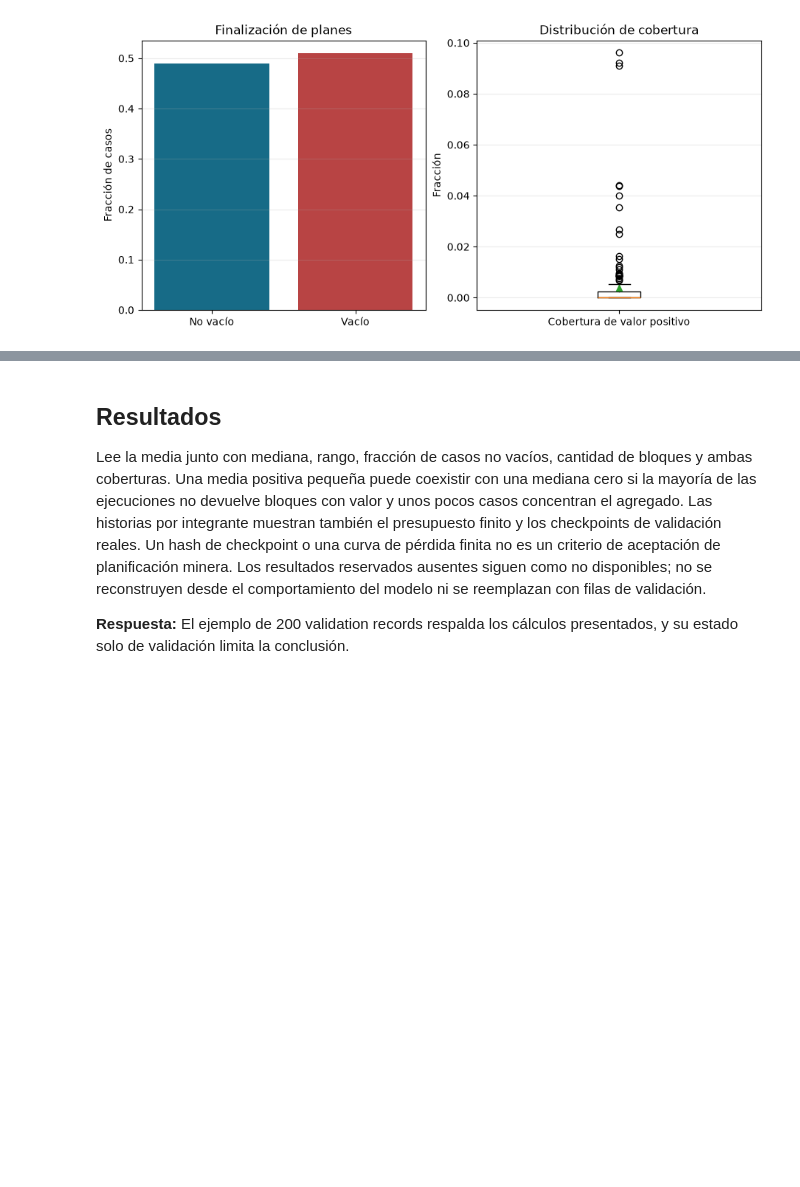
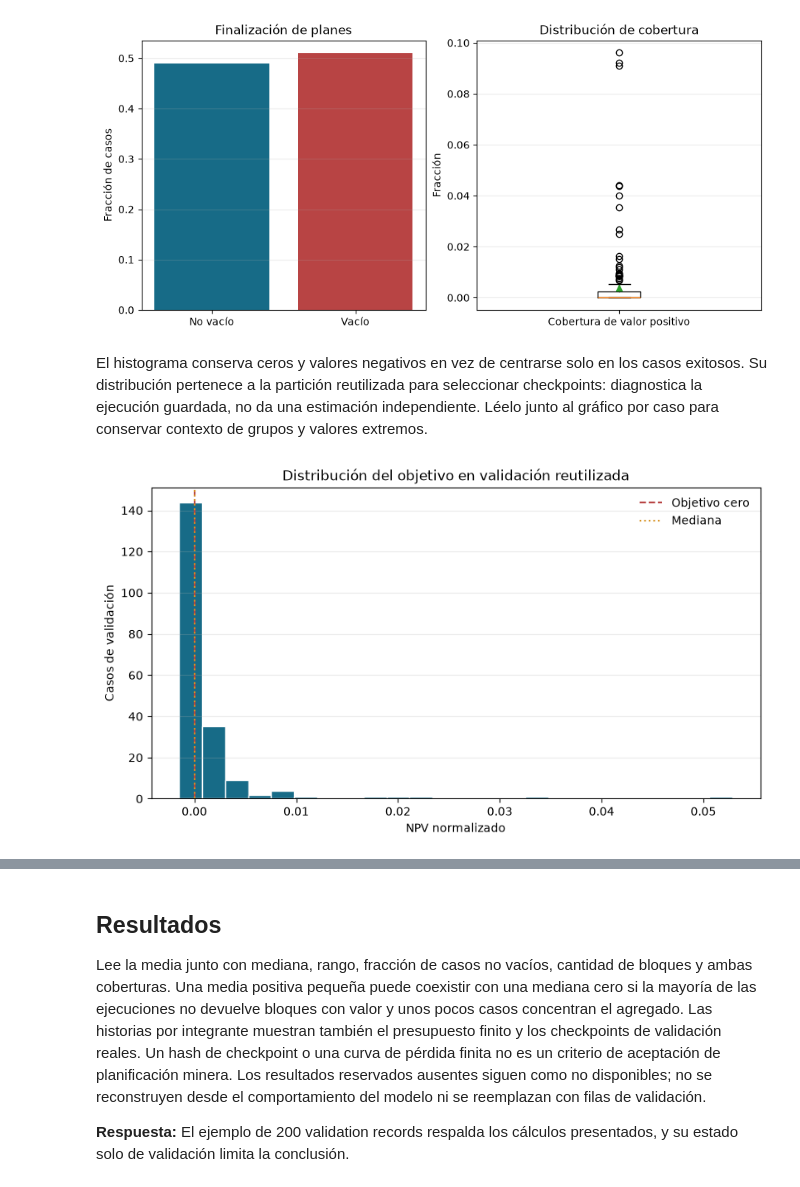
Before and after one commit to fsantibanezleal/CAOS_PhaseFlow, a Jupyter notebook: notebooks/es/04-learned-surrogates/06-frontier-training-evidence.ipynb, the cells around one changed output, grey strips where cells are left out. Saved outputs shown, nothing was run; the diff lists cells and outputs as text; code cells hidden in the pictures; blank space fills up the shorter version.

```diff
--- a/notebooks/es/04-learned-surrogates/06-frontier-training-evidence.ipynb
+++ b/notebooks/es/04-learned-surrogates/06-frontier-training-evidence.ipynb
@@ -215,3 +221,21 @@ for ax in axes:
 plt.show()
 # %% [output]
 [figure]
+# %% [markdown]
+El histograma conserva ceros y valores negativos en vez de centrarse solo en los casos exitosos. Su distribución pertenece a la partición reutilizada para seleccionar checkpoints: diagnostica la ejecución guardada, no da una estimación independiente. Léelo junto al gráfico por caso para conservar contexto de grupos y valores extremos.
+# %%
+# Grafica objetivos normalizados con referencias de mediana y cero.
+fig, ax = plt.subplots(figsize=(8, 4.5), constrained_layout=True)
+ax.hist(npv, bins=24, color="#176B87", edgecolor="white")
+ax.axvline(0, color="#B84444", linestyle="--", label="Objetivo cero")
+ax.axvline(np.median(npv), color="#D79222", linestyle=":", label="Mediana")
+ax.set(
+    xlabel="NPV normalizado",
+    ylabel="Casos de validación",
+    title="Distribución del objetivo en validación reutilizada",
+)
+ax.grid(axis="y", alpha=0.25)
+ax.legend(frameon=False)
+plt.show()
+# %% [output]
+[figure, added]
```
Also changed, not shown: parts of 4 cells of this notebook, 4 other files.
